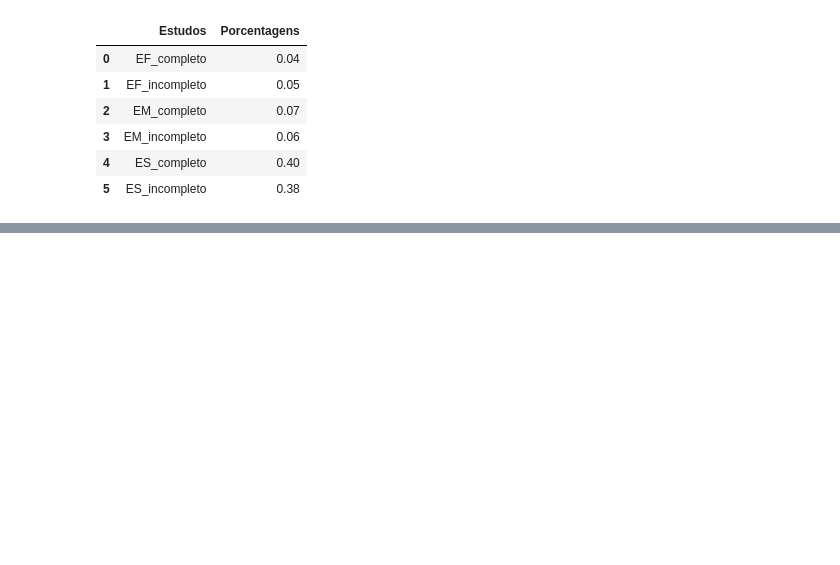
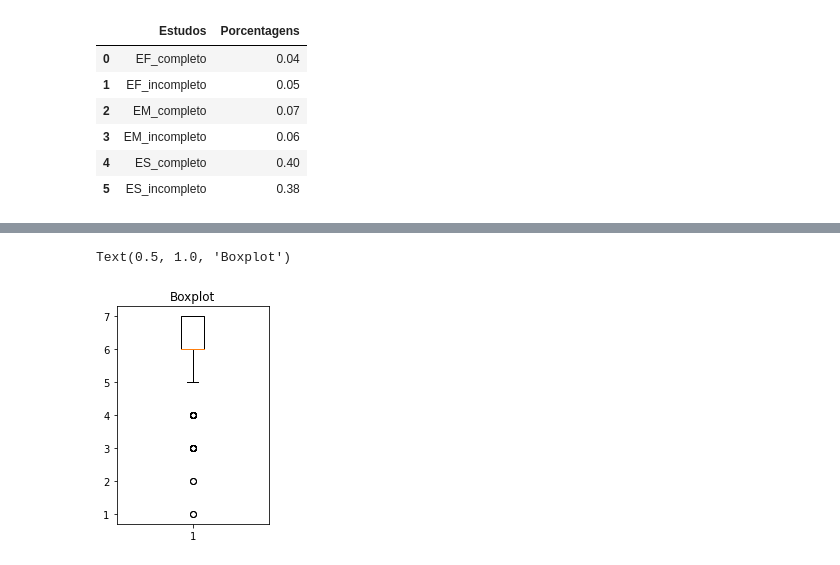
Before and after one commit to thiagocn1/PS_Clusteriza-o, a Jupyter notebook: TerceiraFase_PS-Jr_Teste.ipynb, the cells around one changed output, grey strips where cells are left out. Saved outputs shown, nothing was run; the diff lists cells and outputs as text; code cells hidden in the pictures; blank space fills up the shorter version.

Commit message:
persona

```diff
--- a/TerceiraFase_PS-Jr_Teste.ipynb
+++ b/TerceiraFase_PS-Jr_Teste.ipynb
@@ -558,7 +558,7 @@ from sklearn.compose import make_column_transformer
 
 
 transformer = make_column_transformer(
-    (OneHotEncoder(), ['P2',"Qesc","Qciv","Qtipcama","Qche","Qocup","Qid","Qgen","Qreg","Qclasse"]),
+    (OneHotEncoder(), ['P2',"Qesc","Qciv","Qocup","Qid","Qgen","Qreg","Qclasse"]),
     remainder='passthrough')
 #"Qclasse
 
@@ -582,4 +582,4 @@ df_to_model_2
 # %%
-X_cl = df_to_model_2.drop(["Qdias","P4","P5","P6","P7","P8","P9","P10","P11","P12","P13","P14","P15","P16","P17","P18","P19","P20","P21","P22","P23","P24","P26","P27","P28","P29","P30","P32","P33","P34","P35","P36","P37","P38","P39","P40","P41","P42","P43","P44","P45","P46","P47","P48","P49","P50","P51","P52","P53","P54","P55","P56","P57","P58"], axis=1)
+X_cl = df_to_model_2.drop(["Qdias","Qche","Qest","Qtipcama","Qcama","P4","P5","P6","P7","P8","P9","P10","P11","P12","P13","P14","P15","P16","P17","P18","P19","P20","P21","P22","P23","P24","P26","P27","P28","P29","P30","P32","P33","P34","P35","P36","P37","P38","P39","P40","P41","P42","P43","P44","P45","P46","P47","P48","P49","P50","P51","P52","P53","P54","P55","P56","P58"], axis=1)
 # %%
 X_k = X_cl
@@ -836,0 +1049,4 @@ cluster4_estudo_df
+# %%
+filtro = df_limpo['cluster'] == 0
+df_persona = df_limpo.loc[filtro]
+df_persona
@@ -836,0 +1079,7 @@ cluster4_estudo_df
+# %%
+plt.subplot(1,2,1)
+plt.boxplot(df_persona.P7)
+plt.title('Boxplot')
+# %% [output]
+Text(0.5, 1.0, 'Boxplot')
+[figure, added]
```
Also changed, not shown: parts of 39 cells of this notebook, 3 other files.
